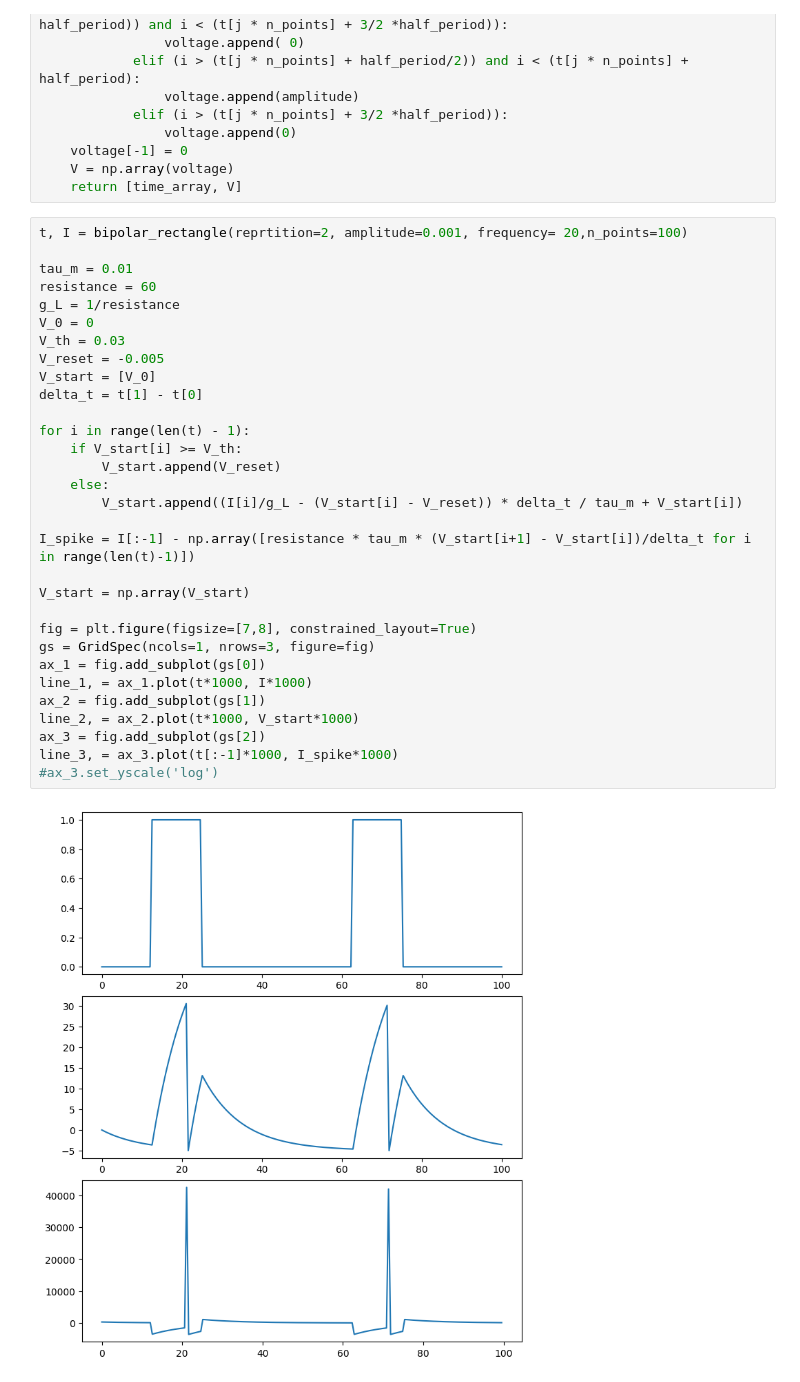
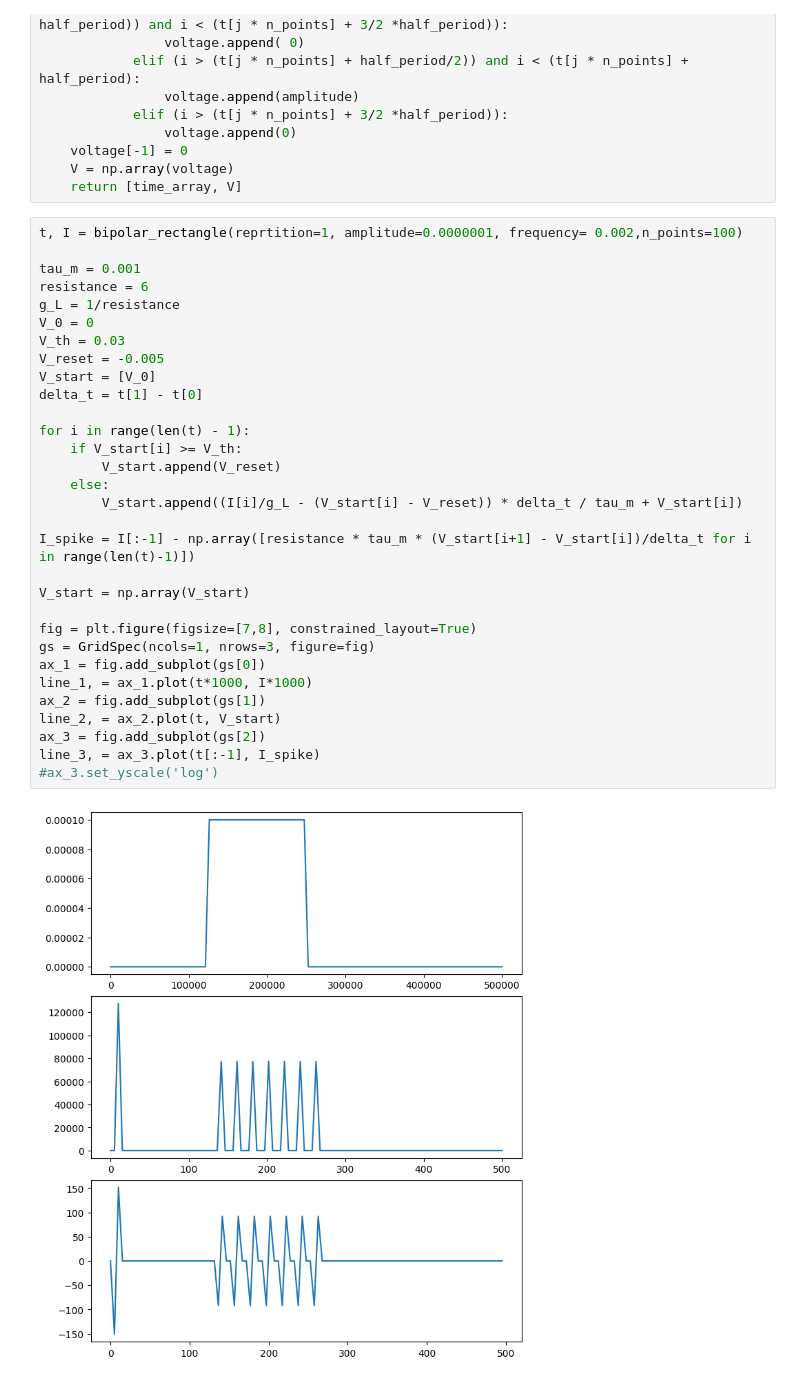
Before and after one commit to OneMoreGate/Memristor_modeling, a Jupyter notebook: Neuron_models/LIF_model.ipynb, the cells around one changed output. Drawn from its saved outputs; the diff is of its cells as text.

```diff
--- a/Neuron_models/LIF_model.ipynb
+++ b/Neuron_models/LIF_model.ipynb
@@ -40,38 +40,38 @@ def bipolar_rectangle(amplitude = 0.1, frequency = 1, reprtition = 1, n_points =
     V = np.array(voltage)
     return [time_array, V]
 # %%
-t, I = bipolar_rectangle(reprtition=2, amplitude=0.001, frequency= 20,n_points=100)
+t, I = bipolar_rectangle(reprtition=1, amplitude=0.0000001, frequency= 0.002,n_points=100)
 
-tau_m = 0.01
-resistance = 60
+tau_m = 0.001
+resistance = 6
 g_L = 1/resistance
 V_0 = 0
 V_th = 0.03
 V_reset = -0.005
 V_start = [V_0]
 delta_t = t[1] - t[0]
 
 for i in range(len(t) - 1):
     if V_start[i] >= V_th:
         V_start.append(V_reset)
     else:
         V_start.append((I[i]/g_L - (V_start[i] - V_reset)) * delta_t / tau_m + V_start[i])
 
 I_spike = I[:-1] - np.array([resistance * tau_m * (V_start[i+1] - V_start[i])/delta_t for i in range(len(t)-1)])
 
 V_start = np.array(V_start)
 
 fig = plt.figure(figsize=[7,8], constrained_layout=True)
 gs = GridSpec(ncols=1, nrows=3, figure=fig)
 ax_1 = fig.add_subplot(gs[0])
 line_1, = ax_1.plot(t*1000, I*1000)
 ax_2 = fig.add_subplot(gs[1])
-line_2, = ax_2.plot(t*1000, V_start*1000)
+line_2, = ax_2.plot(t, V_start)
 ax_3 = fig.add_subplot(gs[2])
-line_3, = ax_3.plot(t[:-1]*1000, I_spike*1000)
+line_3, = ax_3.plot(t[:-1], I_spike)
 #ax_3.set_yscale('log')
 # %% [output]
-[figure, old version]
+[figure, new version]
 # %%
 fig = plt.figure(figsize=[7,5], constrained_layout=True, dpi=300)
 gs = GridSpec(ncols=1, nrows=2, figure=fig)
```
Also changed, not shown: parts of 1 cell of this notebook, 1 other file.
